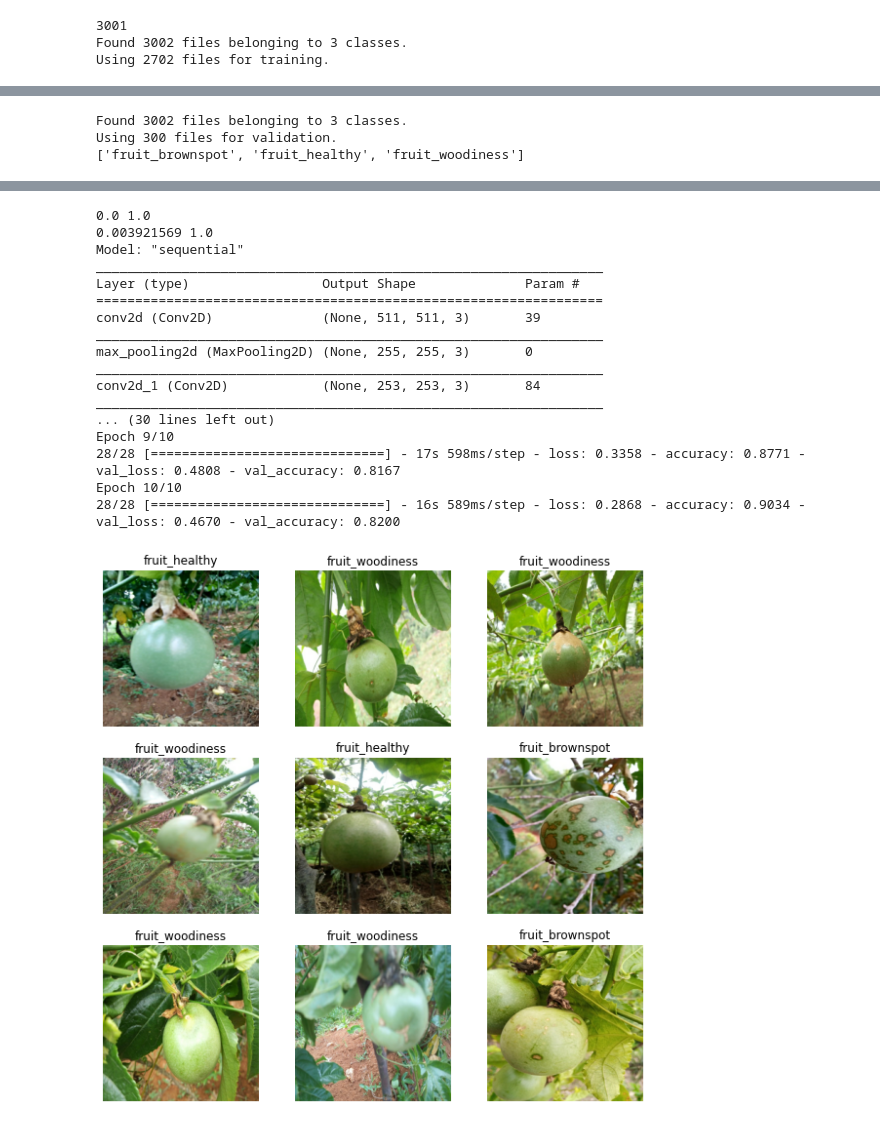
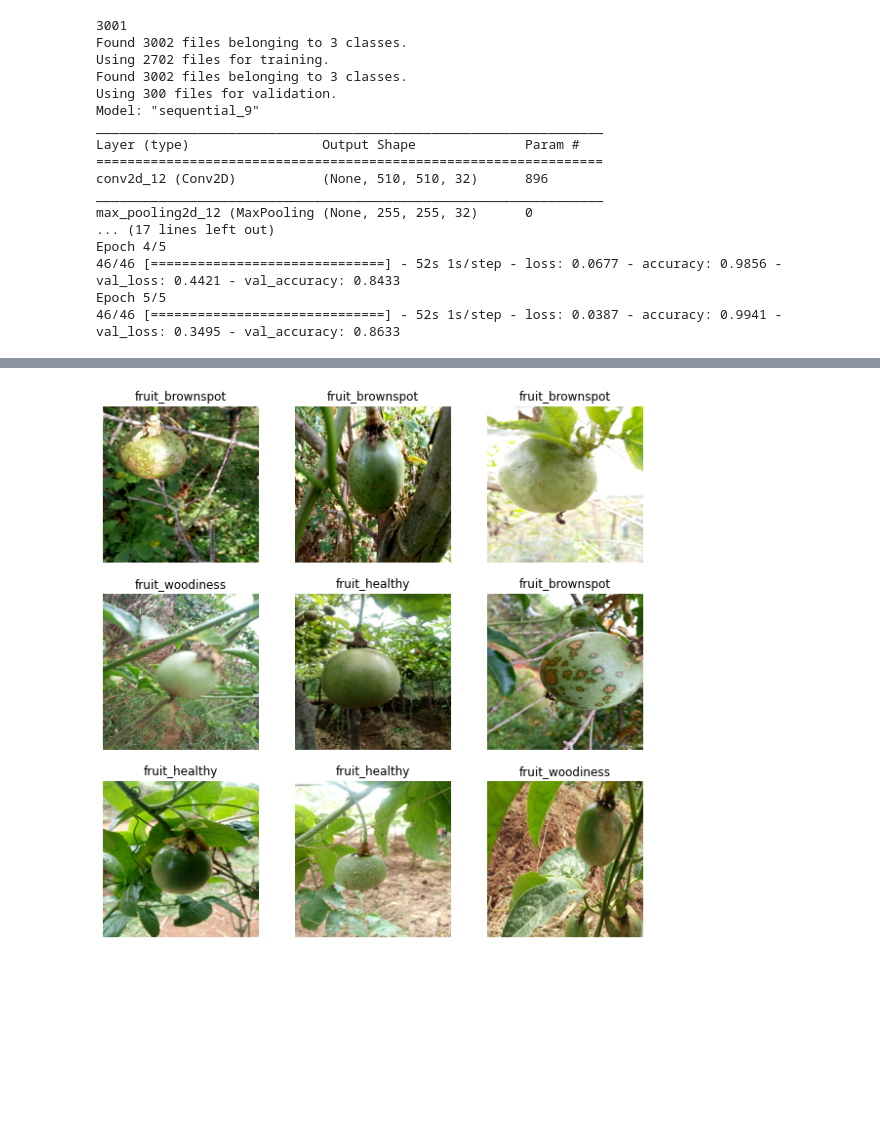
Before and after one commit to openbracketret/ai-assignment-3, a Jupyter notebook: network.ipynb, the cells around one changed output, grey strips where cells are left out. Cells and saved outputs as stored; diff of their text form; code cells hidden in the pictures; blank space fills up the shorter version.

```diff
--- a/network.ipynb
+++ b/network.ipynb
@@ -21,12 +21,9 @@ data_dir = pathlib.Path(data_dir)
 image_count = len(list(data_dir.glob('*/*.jpg')))
 print(image_count)
 
-imgs = list(data_dir.glob('*healthy/*'))
-PIL.Image.open(str(imgs[0]))
-
 train = pd.read_csv('Train.csv')
 
-batch_size = 100
+batch_size = 60
 img_height = 512
 img_width = 512
 
@@ -67,16 +64,13 @@ normalization_layer = tf.keras.layers.Rescaling(1./255)
 normalize_training_ds = train_ds.map(lambda x, y: (normalization_layer(x), y))
 image_batch, labels_batch = next(iter(normalize_training_ds))
 first_image = image_batch[0]
-print(np.min(first_image), np.max(first_image))
 
 
 normalized_validation_ds = val_ds.map(lambda x, y: (normalization_layer(x), y))
 image_batch, labels_batch = next(iter(normalized_validation_ds))
 first_image = image_batch[0]
-print(np.min(first_image), np.max(first_image))
 
 AUTOTUNE = tf.data.AUTOTUNE
-
 
 normalize_training_ds = normalize_training_ds.shuffle(image_count, reshuffle_each_iteration=True)
 normalized_validation_ds = normalized_validation_ds.shuffle(int(image_count*0.15), reshuffle_each_iteration=True)
@@ -91,30 +85,47 @@ num_classes = len(class_names)
 
 
 model = tf.keras.Sequential([
-  tf.keras.layers.Conv2D(3, 2, strides=1, activation='relu', input_shape=(512,512,3)),
-  tf.keras.layers.MaxPool2D(),
-  tf.keras.layers.Conv2D(3, 3, strides=1, activation='relu'),
-  tf.keras.layers.MaxPool2D(),
-  tf.keras.layers.Conv2D(3, 3, strides=1, activation='relu'),
-  tf.keras.layers.MaxPool2D(),
-  tf.keras.layers.Flatten(),
-  tf.keras.layers.Dense(num_classes)
+    tf.keras.layers.Conv2D(32, (3,3), strides=1, activation='relu', input_shape=(512,512,3)),
+    tf.keras.layers.MaxPool2D(),
+    # tf.keras.layers.Conv2D(20, (3,3), strides=1, activation='relu'),
+    # tf.keras.layers.MaxPool2D(2,2),
+    # tf.keras.layers.Conv2D(10, 3, strides=1, activation='relu'),
+    # tf.keras.layers.MaxPool2D(),
+    tf.keras.layers.Flatten(),
+    tf.keras.layers.Dense(128, activation='relu'),
+    tf.keras.layers.Dense(num_classes)
 
 ])
 
 model.compile(
-  optimizer='adam',
+    optimizer='adam',
   loss=tf.losses.SparseCategoricalCrossentropy(from_logits=True),
-  metrics=['accuracy'])
+    # loss='categorical_crossentropy',
+    metrics=['accuracy']
+)
 model.summary()
 
 history = model.fit(
   normalize_training_ds,
   validation_data=normalized_validation_ds,
-  batch_size=100,
-  epochs=10
+  batch_size=60,
+  epochs=5
 )
 # %% [output]
 3001
 Found 3002 files belonging to 3 classes.
 Using 2702 files for training.
+Found 3002 files belonging to 3 classes.
+Using 300 files for validation.
+Model: "sequential_9"
+_________________________________________________________________
+Layer (type)                 Output Shape              Param #
+=================================================================
+conv2d_12 (Conv2D)           (None, 510, 510, 32)      896
+_________________________________________________________________
+max_pooling2d_12 (MaxPooling (None, 255, 255, 32)      0
+... (17 lines left out)
+Epoch 4/5
+46/46 [==============================] - 52s 1s/step - loss: 0.0677 - accuracy: 0.9856 - val_loss: 0.4421 - val_accuracy: 0.8433
+Epoch 5/5
+46/46 [==============================] - 52s 1s/step - loss: 0.0387 - accuracy: 0.9941 - val_loss: 0.3495 - val_accuracy: 0.8633
@@ -122,3 +131,0 @@ Using 2702 files for training.
-Found 3002 files belonging to 3 classes.
-Using 300 files for validation.
-['fruit_brownspot', 'fruit_healthy', 'fruit_woodiness']
@@ -126,18 +132 @@ Using 300 files for validation.
-0.0 1.0
-0.003921569 1.0
-Model: "sequential"
-_________________________________________________________________
-Layer (type)                 Output Shape              Param #
-=================================================================
-conv2d (Conv2D)              (None, 511, 511, 3)       39
-_________________________________________________________________
-max_pooling2d (MaxPooling2D) (None, 255, 255, 3)       0
-_________________________________________________________________
-conv2d_1 (Conv2D)            (None, 253, 253, 3)       84
-_________________________________________________________________
-... (30 lines left out)
-Epoch 9/10
-28/28 [==============================] - 17s 598ms/step - loss: 0.3358 - accuracy: 0.8771 - val_loss: 0.4808 - val_accuracy: 0.8167
-Epoch 10/10
-28/28 [==============================] - 16s 589ms/step - loss: 0.2868 - accuracy: 0.9034 - val_loss: 0.4670 - val_accuracy: 0.8200
-[figure, old version]
+[figure, new version]
```
Also changed, not shown: parts of 1 cell of this notebook, 2 other files.
